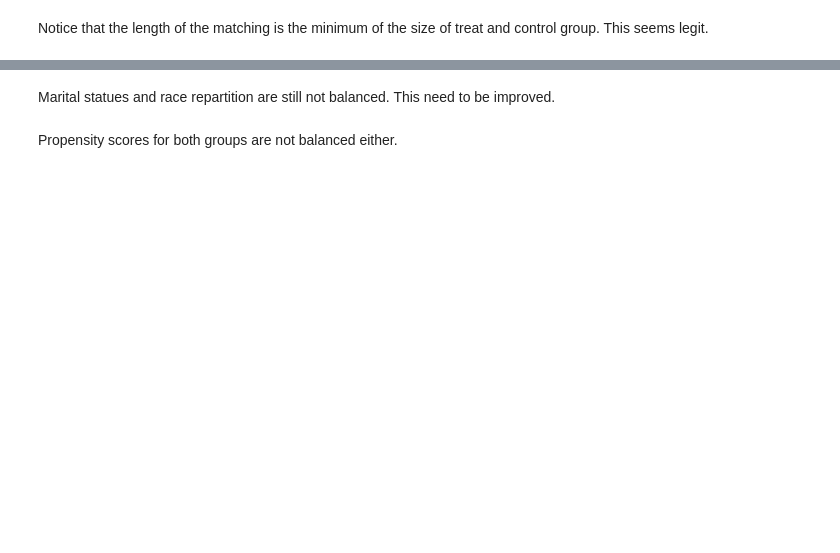
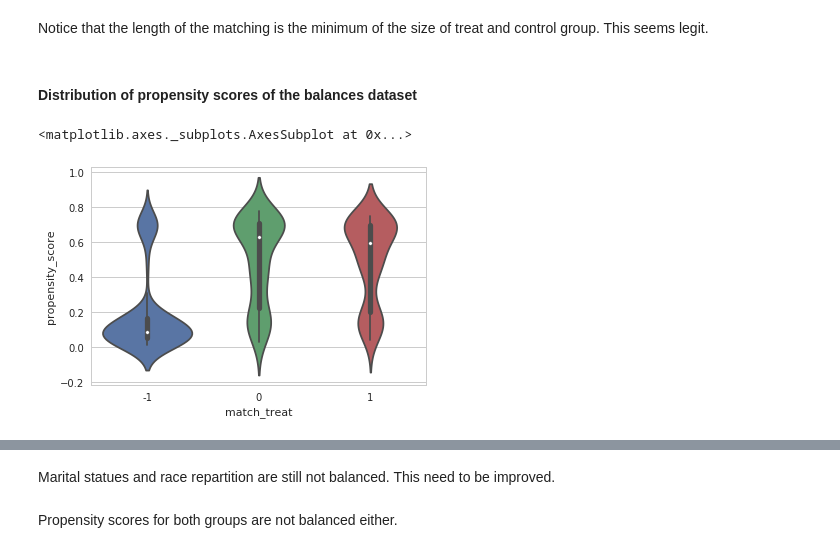
Before and after one commit to armand33/applied_data_analysis_2017, a Jupyter notebook: 04 - Applied ML/Homework 4.ipynb, the cells around one changed output, grey strips where cells are left out. Saved outputs shown, nothing was run; the diff lists cells and outputs as text; code cells hidden in the pictures; blank space fills up the shorter version.

```diff
--- a/04 - Applied ML/Homework 4.ipynb
+++ b/04 - Applied ML/Homework 4.ipynb
@@ -341,8 +398,14 @@ len(matching)
 # %% [markdown]
 Notice that the length of the matching is the minimum of the size of treat and control group. This seems legit.
+# %% [markdown]
+#### Distribution of propensity scores of the balances dataset
 # %%
 # TODO show propensity to be treated for both groups
 df['match_treat'] = -1
 df.loc[matching.keys(),'match_treat'] = 1
 df.loc[matching.values(),'match_treat'] = 0
-df.head()
+
+sns.violinplot(x='match_treat', y='propensity_score', data=df)
+# %% [output]
+<matplotlib.axes._subplots.AxesSubplot at 0x...>
+[figure, added]
```
Also changed, not shown: parts of 57 cells of this notebook.
